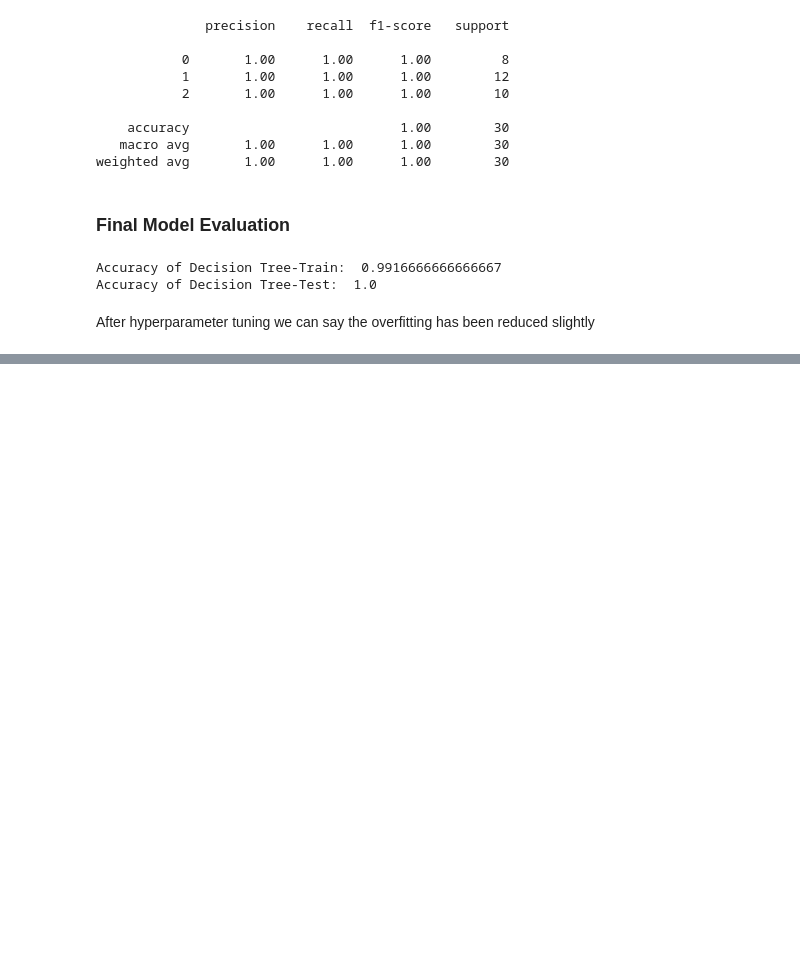
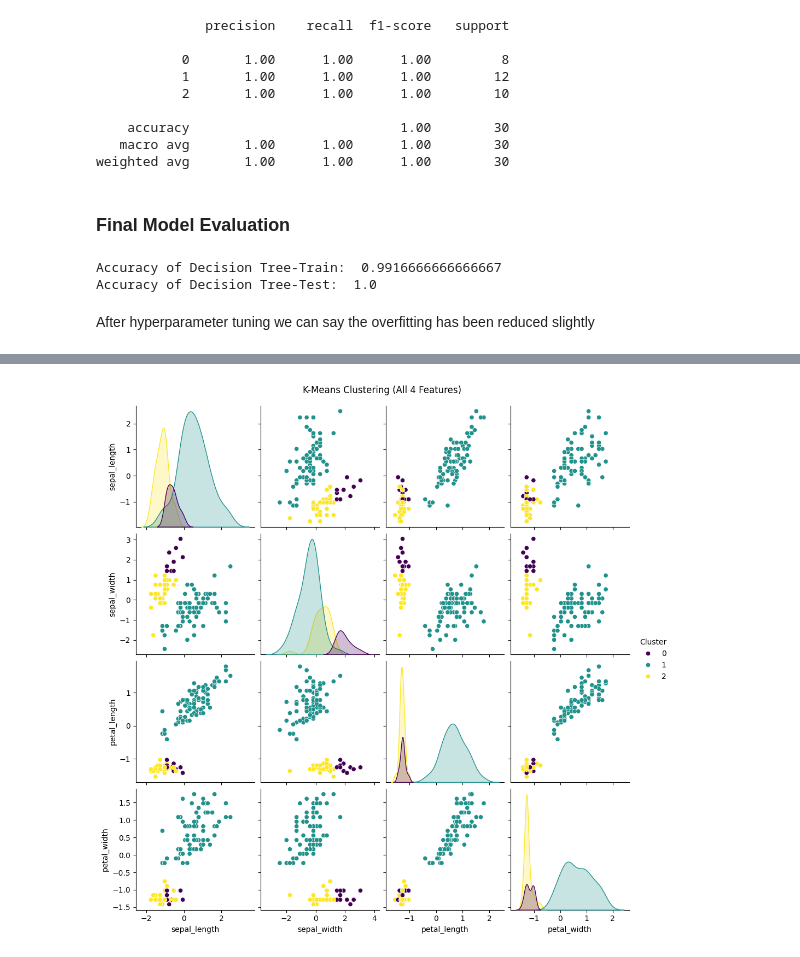
Before and after one commit to diya-coder17/Iris-classifier, a Jupyter notebook: iris_prediction.ipynb, the cells around one changed output, grey strips where cells are left out. Cells and saved outputs as stored; diff of their text form; code cells hidden in the pictures; blank space fills up the shorter version.

```diff
--- a/iris_prediction.ipynb
+++ b/iris_prediction.ipynb
@@ -356,0 +431,6 @@ After hyperparameter tuning we can say the overfitting has been reduced slightly
+# %%
+sns.pairplot(plot_df, vars=features, hue='Cluster', palette='viridis', diag_kind='kde')
+plt.suptitle('K-Means Clustering (All 4 Features)', y=1.02)
+plt.show()
+# %% [output]
+[figure, added]
```
Also changed, not shown: parts of 15 cells of this notebook, 1 other file.
